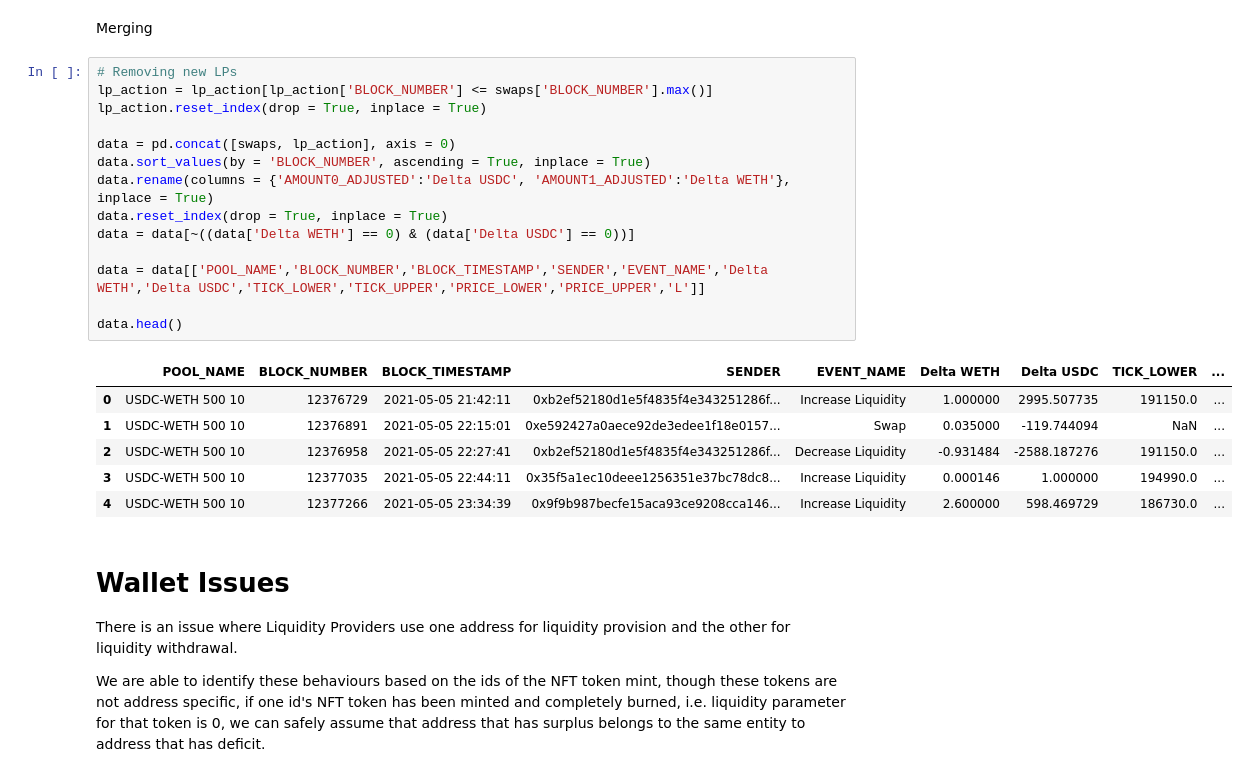
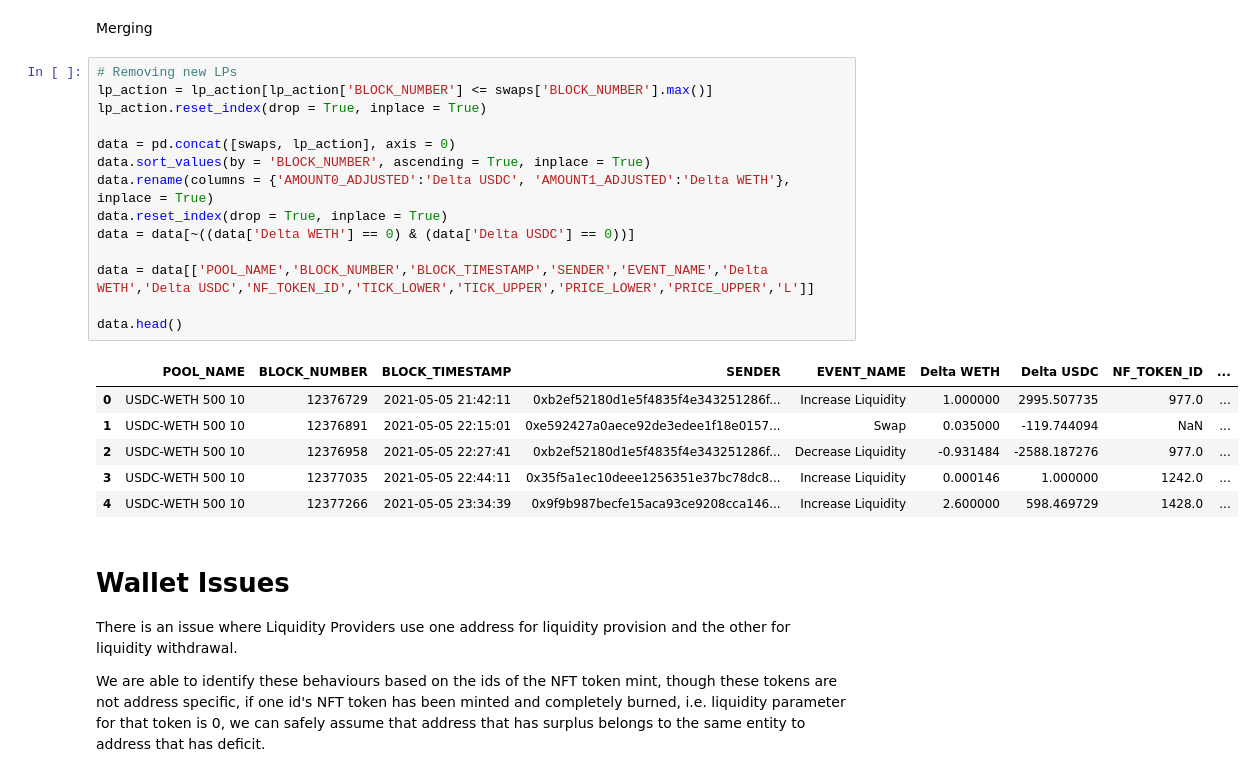
Before and after one commit to zhiconghu/Ethereum_DEX_Data, a Jupyter notebook: Data Descriptions.ipynb, the cells around one changed output. Drawn from its saved outputs; the diff is of its cells as text.

```diff
--- a/Data Descriptions.ipynb
+++ b/Data Descriptions.ipynb
@@ -119,24 +119,24 @@ Merging
 # %%
 # Removing new LPs
 lp_action = lp_action[lp_action['BLOCK_NUMBER'] <= swaps['BLOCK_NUMBER'].max()]
 lp_action.reset_index(drop = True, inplace = True)
 
 data = pd.concat([swaps, lp_action], axis = 0)
 data.sort_values(by = 'BLOCK_NUMBER', ascending = True, inplace = True)
 data.rename(columns = {'AMOUNT0_ADJUSTED':'Delta USDC', 'AMOUNT1_ADJUSTED':'Delta WETH'}, inplace = True)
 data.reset_index(drop = True, inplace = True)
 data = data[~((data['Delta WETH'] == 0) & (data['Delta USDC'] == 0))]
 
-data = data[['POOL_NAME','BLOCK_NUMBER','BLOCK_TIMESTAMP','SENDER','EVENT_NAME','Delta WETH','Delta USDC','TICK_LOWER','TICK_UPPER','PRICE_LOWER','PRICE_UPPER','L']]
+data = data[['POOL_NAME','BLOCK_NUMBER','BLOCK_TIMESTAMP','SENDER','EVENT_NAME','Delta WETH','Delta USDC','NF_TOKEN_ID','TICK_LOWER','TICK_UPPER','PRICE_LOWER','PRICE_UPPER','L']]
 
 data.head()
 # %% [output]
-|  | POOL_NAME | BLOCK_NUMBER | BLOCK_TIMESTAMP | SENDER | EVENT_NAME | Delta WETH | Delta USDC | TICK_LOWER | ... |
-| 0 | USDC-WETH 500 10 | 12376729 | 2021-05-05 21:42:11 | 0xb2ef52180d1e5f4835f4e343251286f... | Increase Liquidity | 1.000000 | 2995.507735 | 191150.0 | ... |
+|  | POOL_NAME | BLOCK_NUMBER | BLOCK_TIMESTAMP | SENDER | EVENT_NAME | Delta WETH | Delta USDC | NF_TOKEN_ID | ... |
+| 0 | USDC-WETH 500 10 | 12376729 | 2021-05-05 21:42:11 | 0xb2ef52180d1e5f4835f4e343251286f... | Increase Liquidity | 1.000000 | 2995.507735 | 977.0 | ... |
 | 1 | USDC-WETH 500 10 | 12376891 | 2021-05-05 22:15:01 | 0xe592427a0aece92de3edee1f18e0157... | Swap | 0.035000 | -119.744094 | NaN | ... |
-| 2 | USDC-WETH 500 10 | 12376958 | 2021-05-05 22:27:41 | 0xb2ef52180d1e5f4835f4e343251286f... | Decrease Liquidity | -0.931484 | -2588.187276 | 191150.0 | ... |
-| 3 | USDC-WETH 500 10 | 12377035 | 2021-05-05 22:44:11 | 0x35f5a1ec10deee1256351e37bc78dc8... | Increase Liquidity | 0.000146 | 1.000000 | 194990.0 | ... |
-| 4 | USDC-WETH 500 10 | 12377266 | 2021-05-05 23:34:39 | 0x9f9b987becfe15aca93ce9208cca146... | Increase Liquidity | 2.600000 | 598.469729 | 186730.0 | ... |
+| 2 | USDC-WETH 500 10 | 12376958 | 2021-05-05 22:27:41 | 0xb2ef52180d1e5f4835f4e343251286f... | Decrease Liquidity | -0.931484 | -2588.187276 | 977.0 | ... |
+| 3 | USDC-WETH 500 10 | 12377035 | 2021-05-05 22:44:11 | 0x35f5a1ec10deee1256351e37bc78dc8... | Increase Liquidity | 0.000146 | 1.000000 | 1242.0 | ... |
+| 4 | USDC-WETH 500 10 | 12377266 | 2021-05-05 23:34:39 | 0x9f9b987becfe15aca93ce9208cca146... | Increase Liquidity | 2.600000 | 598.469729 | 1428.0 | ... |
 # %% [markdown]
 # Wallet Issues
 
```
Also changed, not shown: parts of 2 cells of this notebook, 11 other files.
